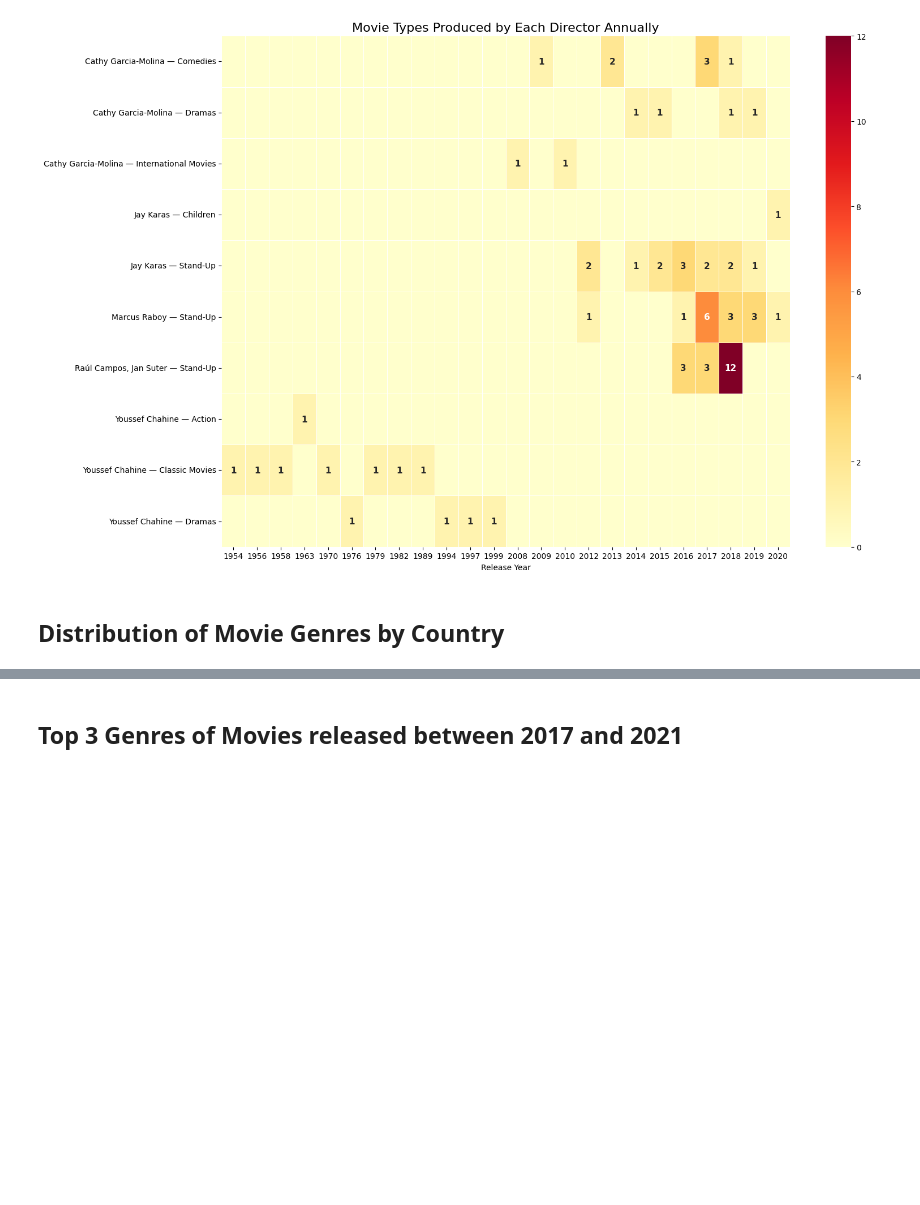
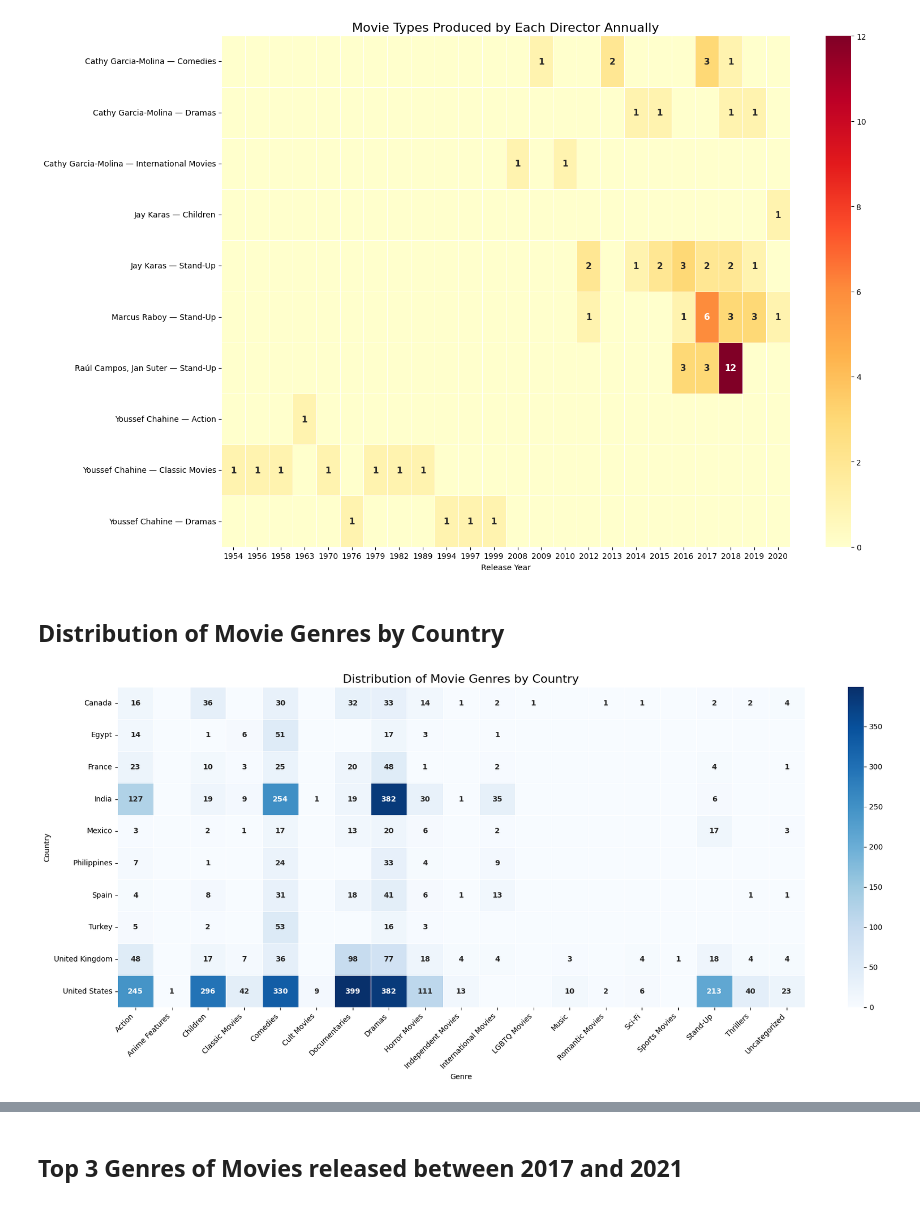
Before and after one commit to ULabanieh/CLA-Bootcamp, a Jupyter notebook: Guided Practices & Homeworks/GP6 - Data Visualization.ipynb, the cells around one changed output, grey strips where cells are left out. Saved outputs shown, nothing was run; the diff lists cells and outputs as text; code cells hidden in the pictures; blank space fills up the shorter version.

```diff
--- a/Guided Practices & Homeworks/GP6 - Data Visualization.ipynb
+++ b/Guided Practices & Homeworks/GP6 - Data Visualization.ipynb
@@ -260,3 +260,54 @@ plt.show()
 [figure]
 # %% [markdown]
 ## Distribution of Movie Genres by Country
+# %%
+# Filter movies
+movies_cg = netflix[netflix['type'] == 'Movie'].copy()
+
+# Focus on top 10 countries by movie count
+top10_countries = (
+    movies_cg['country']
+    .value_counts()
+    .head(10)
+    .index
+)
+
+movies_cg = movies_cg[movies_cg['country'].isin(top10_countries)]
+
+# Count movies per country and genre
+country_genre = (
+    movies_cg.groupby(['country', 'genre'])
+    .size()
+    .reset_index(name='movie_count')
+)
+
+# Pivot for heatmap
+pivot = country_genre.pivot_table(
+    index='country',
+    columns='genre',
+    values='movie_count',
+    fill_value=0
+)
+
+# Annotate only non-zero cells
+annot_labels = np.where(pivot > 0, pivot.astype(int).astype(str), '')
+
+plt.figure(figsize=(18, 8))
+sns.heatmap(
+    pivot,
+    cmap='Blues',
+    linewidths=0.5,
+    annot=annot_labels,
+    fmt='',
+    linecolor='white',
+    annot_kws={'size': 10, 'weight': 'bold'}
+)
+
+plt.title('Distribution of Movie Genres by Country', fontsize=16)
+plt.xlabel('Genre')
+plt.ylabel('Country')
+plt.xticks(rotation=45, ha='right')
+plt.tight_layout()
+plt.show()
+# %% [output]
+[figure, added]
```
Also changed, not shown: parts of 1 cell of this notebook.
